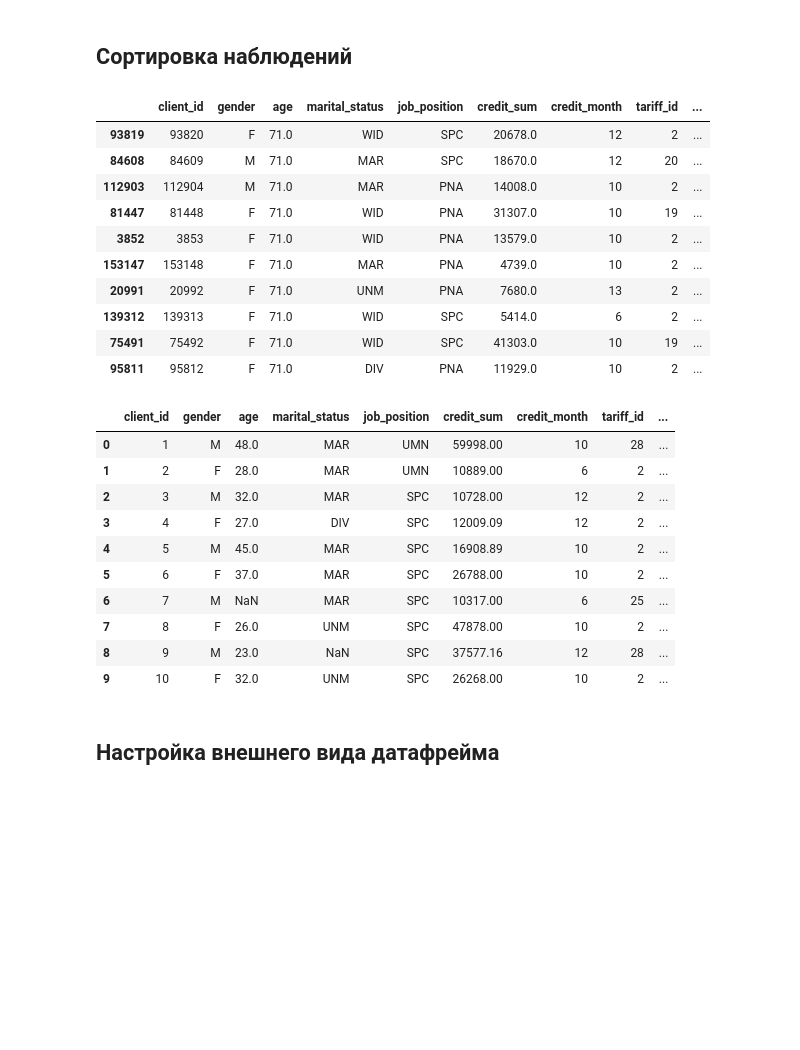
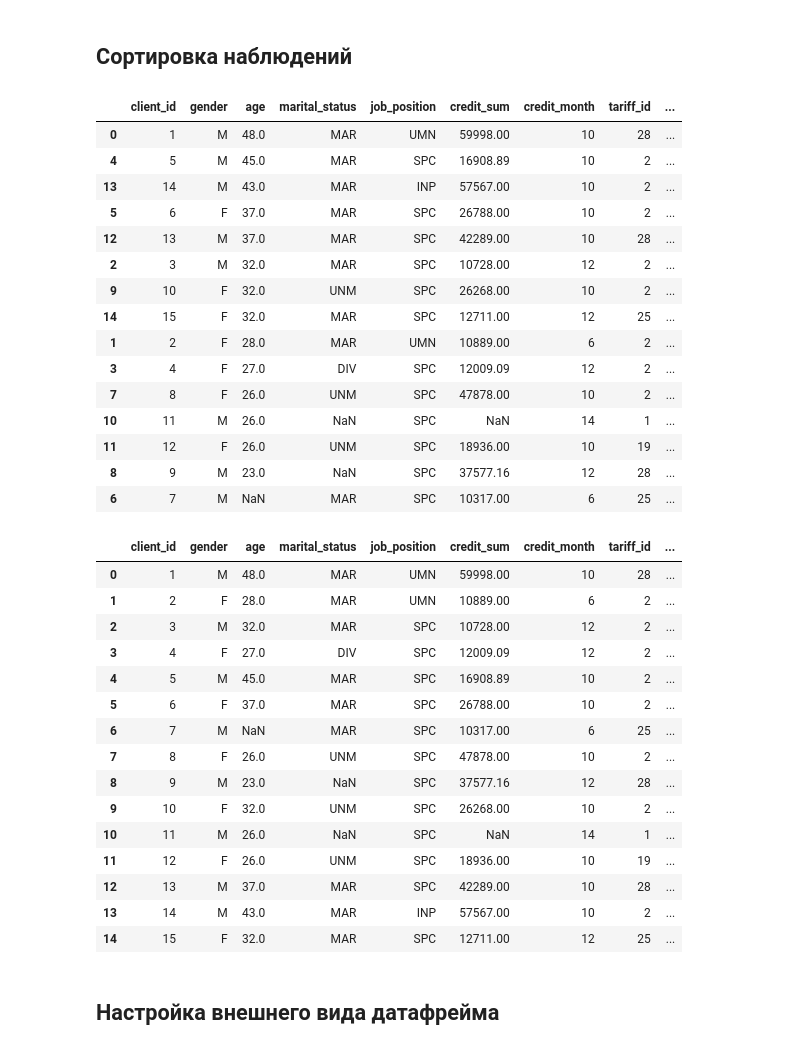
Before and after one commit to Gewissta/SKBBank, a Jupyter notebook: Тетрадка-конструктор 1.ipynb, the cells around one changed output. Saved outputs shown, nothing was run; the diff lists cells and outputs as text; code cells hidden in the pictures; blank space fills up the shorter version.

```diff
--- a/Тетрадка-конструктор 1.ipynb
+++ b/Тетрадка-конструктор 1.ipynb
@@ -27,7 +28,7 @@ data2.head()
 # %% [markdown]
 ## Создаем датафрейм из CSV файла, в котором используется кириллица и значения разделены запятыми
 # %%
-data3 = pd.read_csv("C:/Trees/Example_comma.csv", encoding='cp1251', sep=',')
+data3 = pd.read_csv("C:/Data/Example_comma.csv", encoding='cp1251', sep=',')
 data3.head()
 # %% [output]
 |  | client_id | gender | age | marital_status | job_position | credit_sum | credit_month | tariff_id | ... |
@@ -359,22 +372,27 @@ data3.at[3, 'age']
 ## Сортировка наблюдений
 # %%
 # Сортируем наблюдения по убыванию значений переменной age
-data3.sort_values(by='age', ascending=0).head(10)
+data3.sort_values(by='age', ascending=0)
 # %% [output]
 |  | client_id | gender | age | marital_status | job_position | credit_sum | credit_month | tariff_id | ... |
-| 93819 | 93820 | F | 71.0 | WID | SPC | 20678.0 | 12 | 2 | ... |
-| 84608 | 84609 | M | 71.0 | MAR | SPC | 18670.0 | 12 | 20 | ... |
-| 112903 | 112904 | M | 71.0 | MAR | PNA | 14008.0 | 10 | 2 | ... |
-| 81447 | 81448 | F | 71.0 | WID | PNA | 31307.0 | 10 | 19 | ... |
-| 3852 | 3853 | F | 71.0 | WID | PNA | 13579.0 | 10 | 2 | ... |
-| 153147 | 153148 | F | 71.0 | MAR | PNA | 4739.0 | 10 | 2 | ... |
-| 20991 | 20992 | F | 71.0 | UNM | PNA | 7680.0 | 13 | 2 | ... |
-| 139312 | 139313 | F | 71.0 | WID | SPC | 5414.0 | 6 | 2 | ... |
-| 75491 | 75492 | F | 71.0 | WID | SPC | 41303.0 | 10 | 19 | ... |
-| 95811 | 95812 | F | 71.0 | DIV | PNA | 11929.0 | 10 | 2 | ... |
+| 0 | 1 | M | 48.0 | MAR | UMN | 59998.00 | 10 | 28 | ... |
+| 4 | 5 | M | 45.0 | MAR | SPC | 16908.89 | 10 | 2 | ... |
+| 13 | 14 | M | 43.0 | MAR | INP | 57567.00 | 10 | 2 | ... |
+| 5 | 6 | F | 37.0 | MAR | SPC | 26788.00 | 10 | 2 | ... |
+| 12 | 13 | M | 37.0 | MAR | SPC | 42289.00 | 10 | 28 | ... |
+| 2 | 3 | M | 32.0 | MAR | SPC | 10728.00 | 12 | 2 | ... |
+| 9 | 10 | F | 32.0 | UNM | SPC | 26268.00 | 10 | 2 | ... |
+| 14 | 15 | F | 32.0 | MAR | SPC | 12711.00 | 12 | 25 | ... |
+| 1 | 2 | F | 28.0 | MAR | UMN | 10889.00 | 6 | 2 | ... |
+| 3 | 4 | F | 27.0 | DIV | SPC | 12009.09 | 12 | 2 | ... |
+| 7 | 8 | F | 26.0 | UNM | SPC | 47878.00 | 10 | 2 | ... |
+| 10 | 11 | M | 26.0 | NaN | SPC | NaN | 14 | 1 | ... |
+| 11 | 12 | F | 26.0 | UNM | SPC | 18936.00 | 10 | 19 | ... |
+| 8 | 9 | M | 23.0 | NaN | SPC | 37577.16 | 12 | 28 | ... |
+| 6 | 7 | M | NaN | MAR | SPC | 10317.00 | 6 | 25 | ... |
 # %%
 # Сортируем наблюдения по возрастанию значений переменной client_id
-data3.sort_values(by='client_id', ascending=1).head(10)
+data3.sort_values(by='client_id', ascending=1)
 # %% [output]
 |  | client_id | gender | age | marital_status | job_position | credit_sum | credit_month | tariff_id | ... |
 | 0 | 1 | M | 48.0 | MAR | UMN | 59998.00 | 10 | 28 | ... |
@@ -387,6 +405,11 @@ data3.sort_values(by='client_id', ascending=1).head(10)
 | 7 | 8 | F | 26.0 | UNM | SPC | 47878.00 | 10 | 2 | ... |
 | 8 | 9 | M | 23.0 | NaN | SPC | 37577.16 | 12 | 28 | ... |
 | 9 | 10 | F | 32.0 | UNM | SPC | 26268.00 | 10 | 2 | ... |
+| 10 | 11 | M | 26.0 | NaN | SPC | NaN | 14 | 1 | ... |
+| 11 | 12 | F | 26.0 | UNM | SPC | 18936.00 | 10 | 19 | ... |
+| 12 | 13 | M | 37.0 | MAR | SPC | 42289.00 | 10 | 28 | ... |
+| 13 | 14 | M | 43.0 | MAR | INP | 57567.00 | 10 | 2 | ... |
+| 14 | 15 | F | 32.0 | MAR | SPC | 12711.00 | 12 | 25 | ... |
 # %% [markdown]
 ## Настройка внешнего вида датафрейма
 # %%
```
Also changed, not shown: parts of 60 cells of this notebook, 3 other files.
